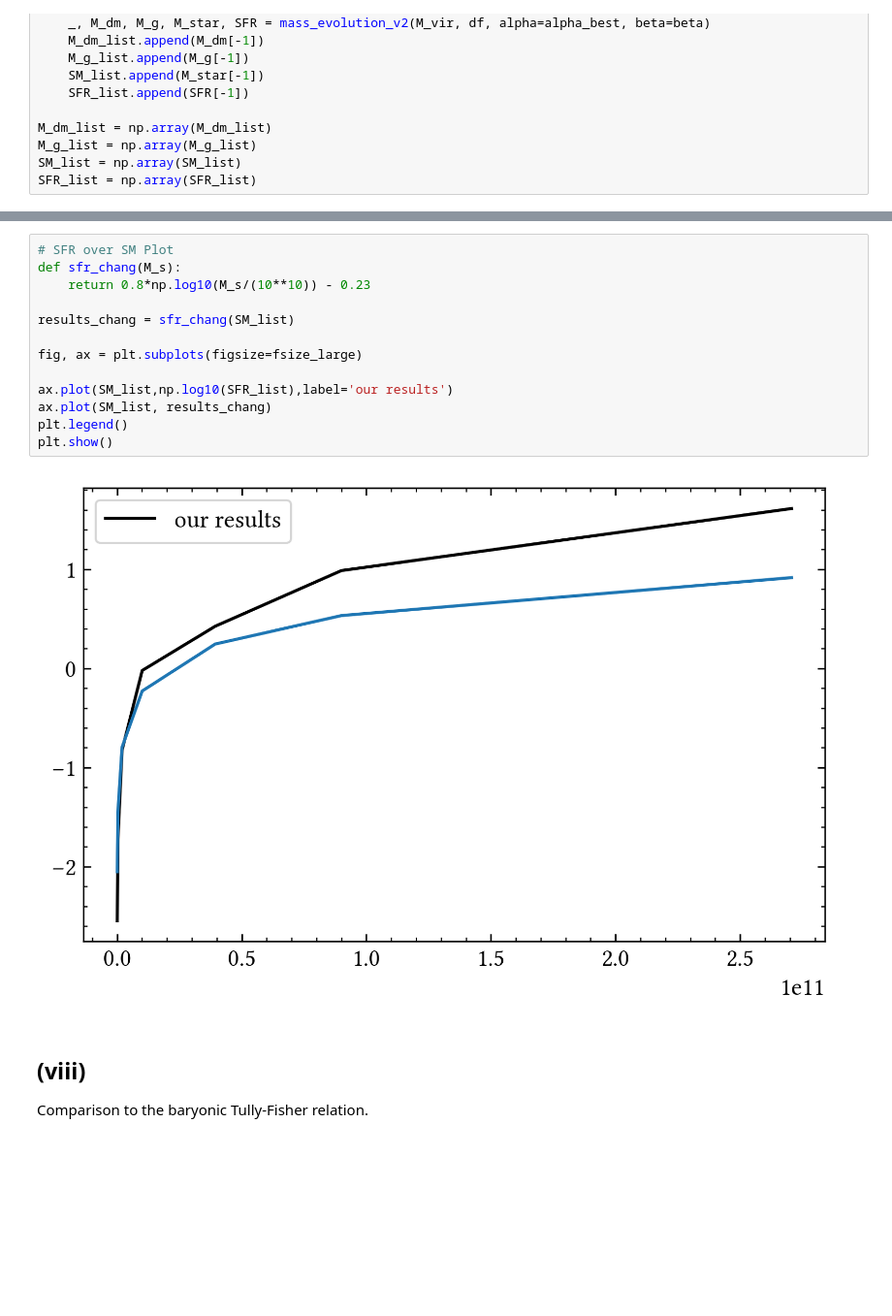
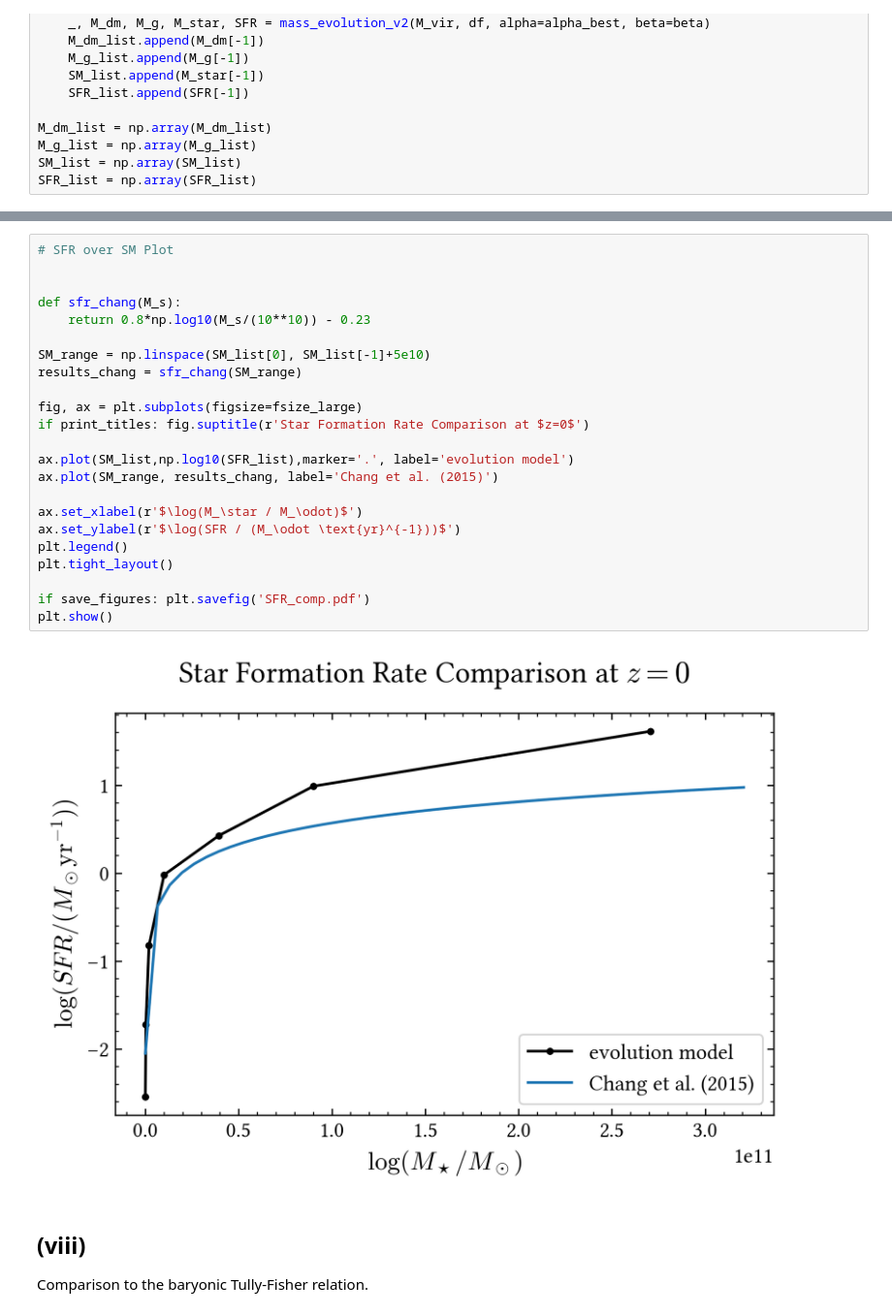
Before and after one commit to lorlo9999/FEG_NA2, a Jupyter notebook: script.ipynb, the cells around one changed output, grey strips where cells are left out. Shown at 97% size. Cells and saved outputs as stored; diff of their text form; blank space fills up the shorter version.

Commit message:
Made the plots prettier

```diff
--- a/script.ipynb
+++ b/script.ipynb
@@ -371,19 +377,29 @@ plt.close()
 [figure]
 # %%
 # SFR over SM Plot
+
+
 def sfr_chang(M_s):
     return 0.8*np.log10(M_s/(10**10)) - 0.23
 
-results_chang = sfr_chang(SM_list)
+SM_range = np.linspace(SM_list[0], SM_list[-1]+5e10)
+results_chang = sfr_chang(SM_range)
 
 fig, ax = plt.subplots(figsize=fsize_large)
+if print_titles: fig.suptitle(r'Star Formation Rate Comparison at $z=0$')
 
-ax.plot(SM_list,np.log10(SFR_list),label='our results')
-ax.plot(SM_list, results_chang)
+ax.plot(SM_list,np.log10(SFR_list),marker='.', label='evolution model')
+ax.plot(SM_range, results_chang, label='Chang et al. (2015)')
+
+ax.set_xlabel(r'$\log(M_\star / M_\odot)$')
+ax.set_ylabel(r'$\log(SFR / (M_\odot \text{yr}^{-1}))$')
 plt.legend()
+plt.tight_layout()
+
+if save_figures: plt.savefig('SFR_comp.pdf')
 plt.show()
 # %% [output]
-[figure, old version]
+[figure, new version]
 # %% [markdown]
 ## (viii)
 
```
Also changed, not shown: parts of 4 cells of this notebook, 5 other files.
